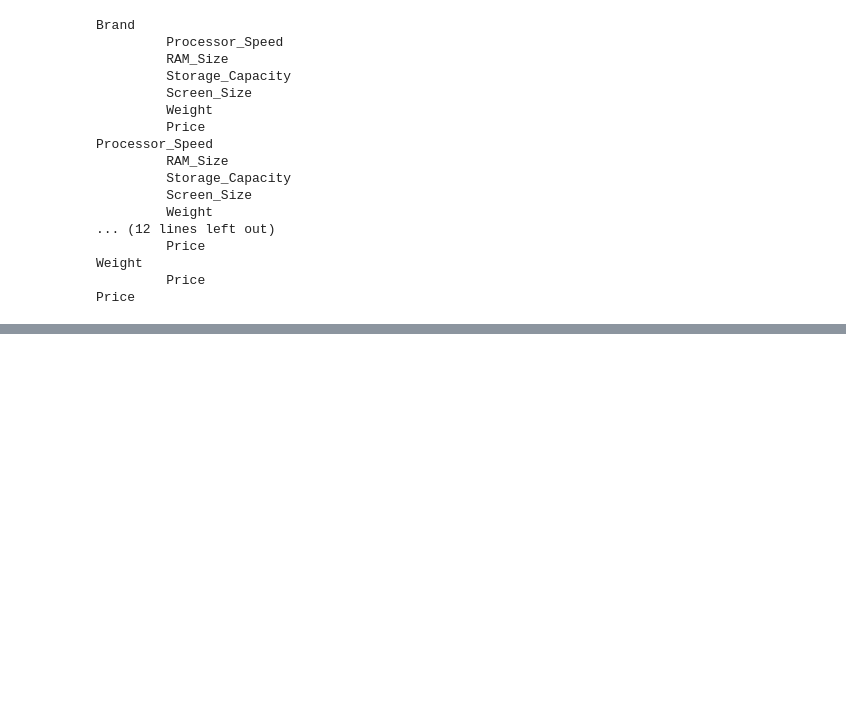
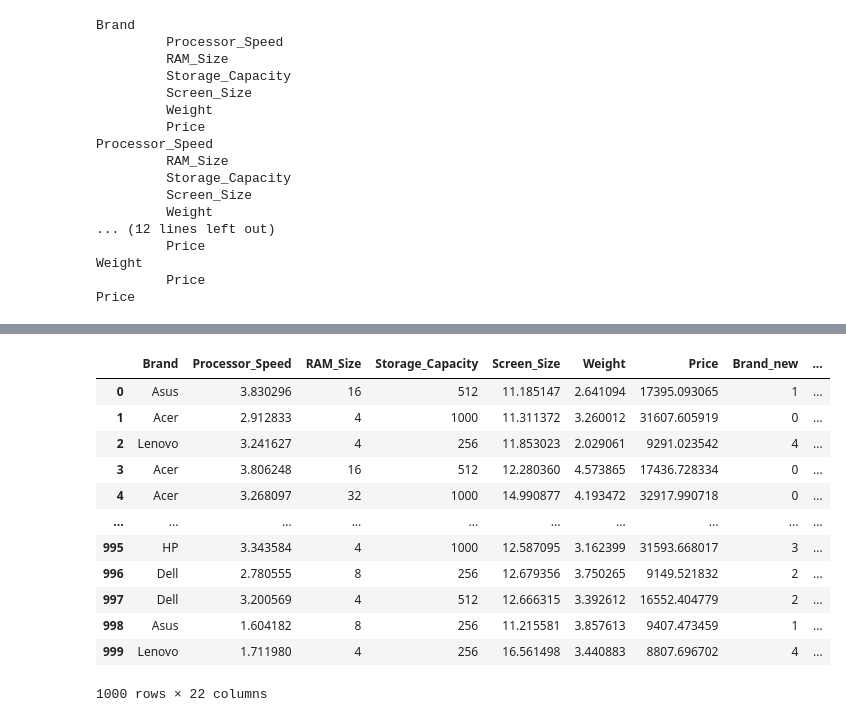
Before and after one commit to tabishqidwai98/Laptop-price-prediction, a Jupyter notebook: Analysis.ipynb, the cells around one changed output, grey strips where cells are left out. Cells and saved outputs as stored; diff of their text form; code cells hidden in the pictures; blank space fills up the shorter version.

```diff
--- a/Analysis.ipynb
+++ b/Analysis.ipynb
@@ -139,0 +192,29 @@ Price
+# %%
+OHEencoder = OneHotEncoder(sparse=False)
+Brand_dummies = OHEencoder.fit_transform(df[['Brand']])
+Brand_dummies_df = pd.DataFrame(Brand_dummies, columns=sorted(df['Brand'].unique()))
+# %%
+RAM_Size_dummies = OHEencoder.fit_transform(df[['RAM_Size']])
+RAM_Size_dummies_df = pd.DataFrame(RAM_Size_dummies, columns=[str(i) for i in sorted(df['RAM_Size'].unique())])
+# %%
+Storage_Capacity_dummies = OHEencoder.fit_transform(df[['Storage_Capacity']])
+Storage_Capacity_dummies_df = pd.DataFrame(Storage_Capacity_dummies, columns=[str(i) for i in sorted(df['Storage_Capacity'].unique())])
+# %%
+df_new = pd.concat([df, Brand_dummies_df, RAM_Size_dummies_df, Storage_Capacity_dummies_df]
+                   , axis = 1)
+# %%
+df_new
+# %% [output]
+|  | Brand | Processor_Speed | RAM_Size | Storage_Capacity | Screen_Size | Weight | Price | Brand_new | ... |
+| 0 | Asus | 3.830296 | 16 | 512 | 11.185147 | 2.641094 | 17395.093065 | 1 | ... |
+| 1 | Acer | 2.912833 | 4 | 1000 | 11.311372 | 3.260012 | 31607.605919 | 0 | ... |
+| 2 | Lenovo | 3.241627 | 4 | 256 | 11.853023 | 2.029061 | 9291.023542 | 4 | ... |
+| 3 | Acer | 3.806248 | 16 | 512 | 12.280360 | 4.573865 | 17436.728334 | 0 | ... |
+| 4 | Acer | 3.268097 | 32 | 1000 | 14.990877 | 4.193472 | 32917.990718 | 0 | ... |
+| ... | ... | ... | ... | ... | ... | ... | ... | ... | ... |
+| 995 | HP | 3.343584 | 4 | 1000 | 12.587095 | 3.162399 | 31593.668017 | 3 | ... |
+| 996 | Dell | 2.780555 | 8 | 256 | 12.679356 | 3.750265 | 9149.521832 | 2 | ... |
+| 997 | Dell | 3.200569 | 4 | 512 | 12.666315 | 3.392612 | 16552.404779 | 2 | ... |
+| 998 | Asus | 1.604182 | 8 | 256 | 11.215581 | 3.857613 | 9407.473459 | 1 | ... |
+| 999 | Lenovo | 1.711980 | 4 | 256 | 16.561498 | 3.440883 | 8807.696702 | 4 | ... |
+1000 rows × 22 columns
```
Also changed, not shown: parts of 25 cells of this notebook.
